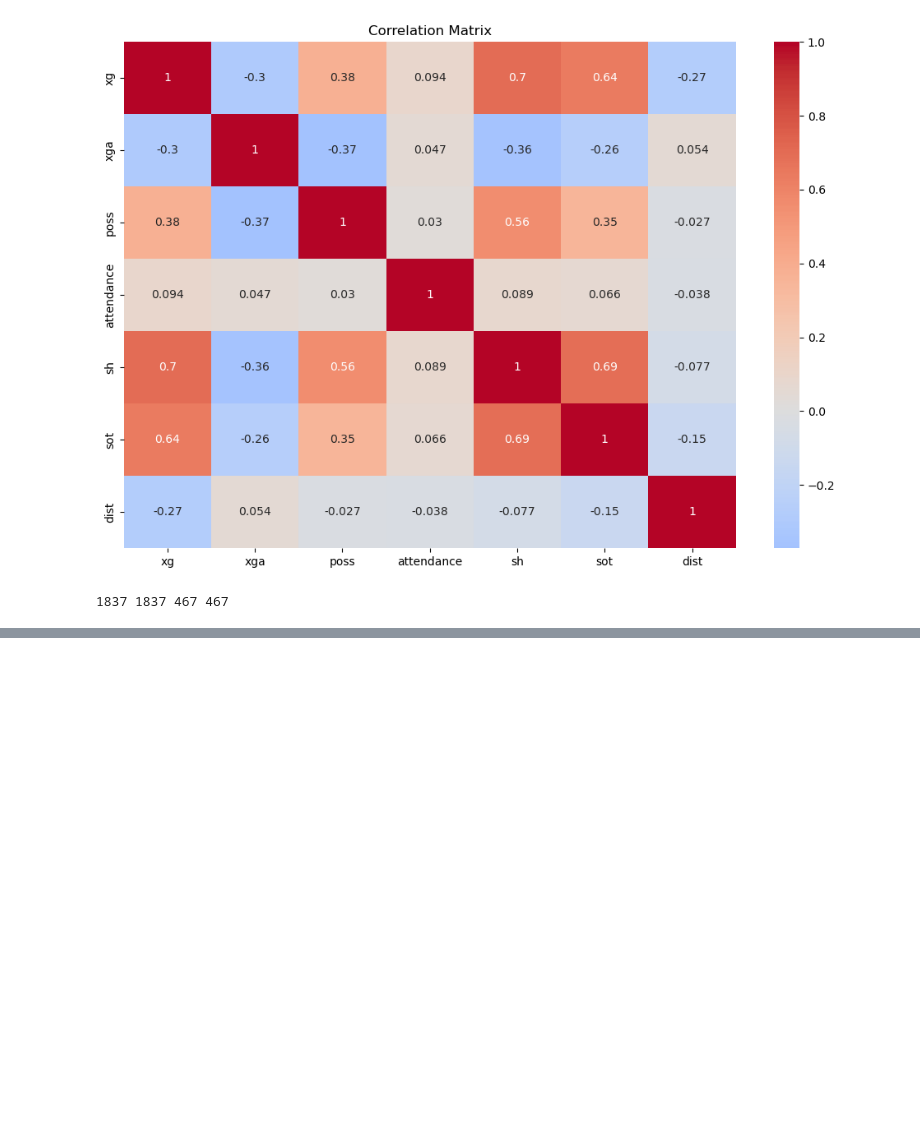
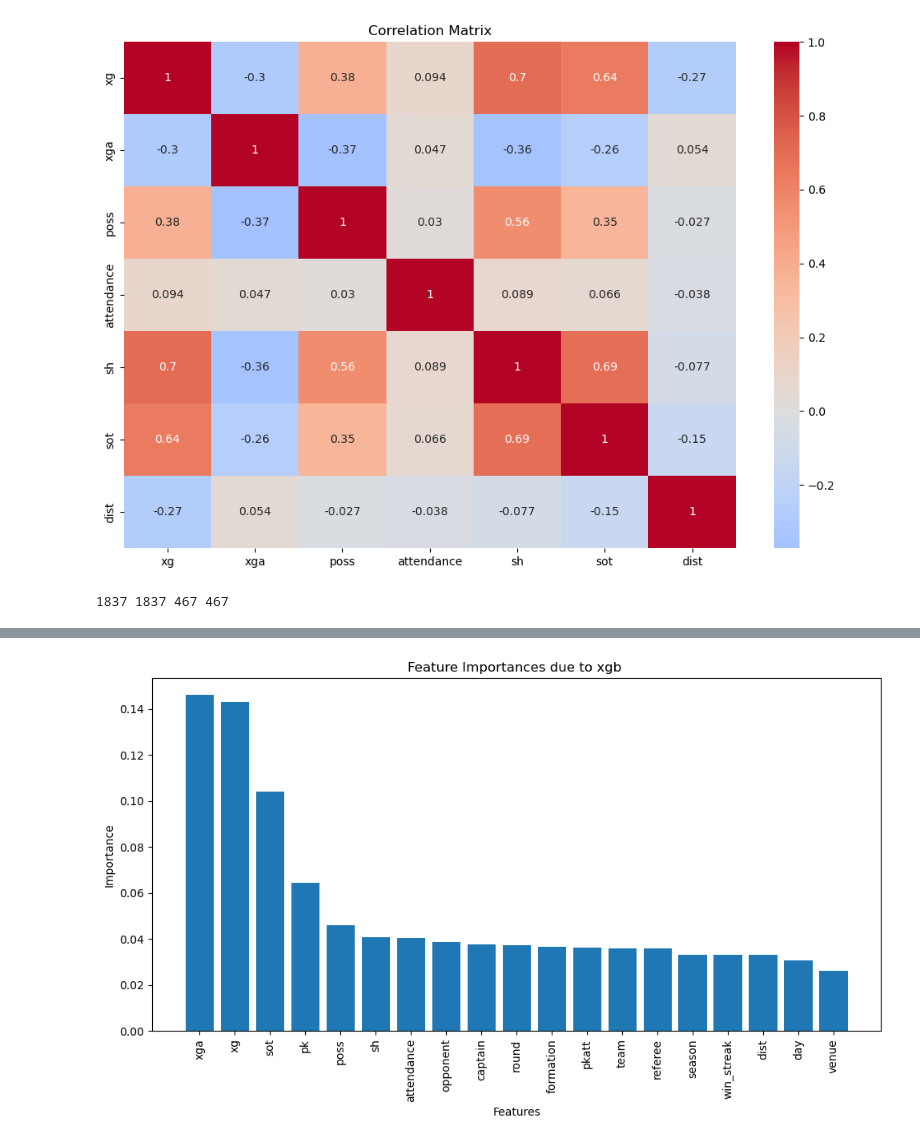
Before and after one commit to thoth2357/football_game_prediction, a Jupyter notebook: main.ipynb, the cells around one changed output, grey strips where cells are left out. Drawn from its saved outputs; the diff is of its cells as text; code cells hidden in the pictures; blank space fills up the shorter version.

Commit message:
Gotten feature importances

```diff
--- a/main.ipynb
+++ b/main.ipynb
@@ -59,0 +101,13 @@ print(len(X_train), len(y_train), len(X_test), len(y_test))
+# %%
+#introducing new features (team streaks)
+preprocessing.create_streak_features() #create streak features for last five matches for each team
+print(preprocessing.dataset["win_streak"].unique())
+preprocessing.dataset.tail(30)
+
+#rechoose features
+
+features+=["win_streak"]
+
+X_train, y_train, X_test, y_test = preprocessing.split_dataset(features)
+# print(len(X_train), len(y_train), len(X_test), len(y_test))
+X_test.head(5)
@@ -59,0 +122,3 @@ print(len(X_train), len(y_train), len(X_test), len(y_test))
+# %%
+best_params_mlp["learning_rate"] = 0.2
+print(best_params_mlp)
@@ -59,0 +127,64 @@ print(len(X_train), len(y_train), len(X_test), len(y_test))
+# %%
+modelling = Modelling(X_train, y_train)
+best_params_gotten_xgb = {'colsample_bytree': 0.9, 'gamma': 0.2, 'learning_rate': 0.01, 'max_depth': 5, 'n_estimators': 200, 'subsample': 0.8}
+# Train an XGBoost model with your data
+trained_model_xgb = modelling.model_data_with_best_param(best_params_gotten_xgb, type_="xgb")
+trained_model_mlp = modelling.model_data_with_best_param(best_params_mlp, type_="xgb")
+trained_model_rfc = modelling.model_data_with_best_param(best_params_rfc, type_="xgb")
+
+
+# Get feature importances
+feature_importances = trained_model_xgb.feature_importances_
+
+# Sort features by importance
+sorted_indices = feature_importances.argsort()[::-1]
+sorted_importances = feature_importances[sorted_indices]
+sorted_features = [X_train.columns[i] for i in sorted_indices]
+
+# Plot feature importances
+plt.figure(figsize=(10, 6))
+plt.bar(range(len(sorted_importances)), sorted_importances, tick_label=sorted_features)
+plt.xticks(rotation=90)
+plt.xlabel('Features')
+plt.ylabel('Importance')
+plt.title('Feature Importances due to xgb ')
+plt.tight_layout()
+plt.show()
+
+#--------------------------------------------
+# Get feature importances
+feature_importances = trained_model_mlp.feature_importances_
+
+# Sort features by importance
+sorted_indices = feature_importances.argsort()[::-1]
+sorted_importances = feature_importances[sorted_indices]
+sorted_features = [X_train.columns[i] for i in sorted_indices]
+
+# Plot feature importances
+plt.figure(figsize=(10, 6))
+plt.bar(range(len(sorted_importances)), sorted_importances, tick_label=sorted_features)
+plt.xticks(rotation=90)
+plt.xlabel('Features')
+plt.ylabel('Importance')
+plt.title('Feature Importances due to mlp ')
+plt.tight_layout()
+plt.show()
+#-------------------------------------------------
+# Get feature importances
+feature_importances = trained_model_rfc.feature_importances_
+
+# Sort features by importance
+sorted_indices = feature_importances.argsort()[::-1]
+sorted_importances = feature_importances[sorted_indices]
+sorted_features = [X_train.columns[i] for i in sorted_indices]
+
+# Plot feature importances
+plt.figure(figsize=(10, 6))
+plt.bar(range(len(sorted_importances)), sorted_importances, tick_label=sorted_features)
+plt.xticks(rotation=90)
+plt.xlabel('Features')
+plt.ylabel('Importance')
+plt.title('Feature Importances due to rfc ')
+plt.tight_layout()
+plt.show()
+# %% [output]
@@ -59,0 +196 @@ print(len(X_train), len(y_train), len(X_test), len(y_test))
+[figure, added]
```
Also changed, not shown: parts of 7 cells of this notebook.
